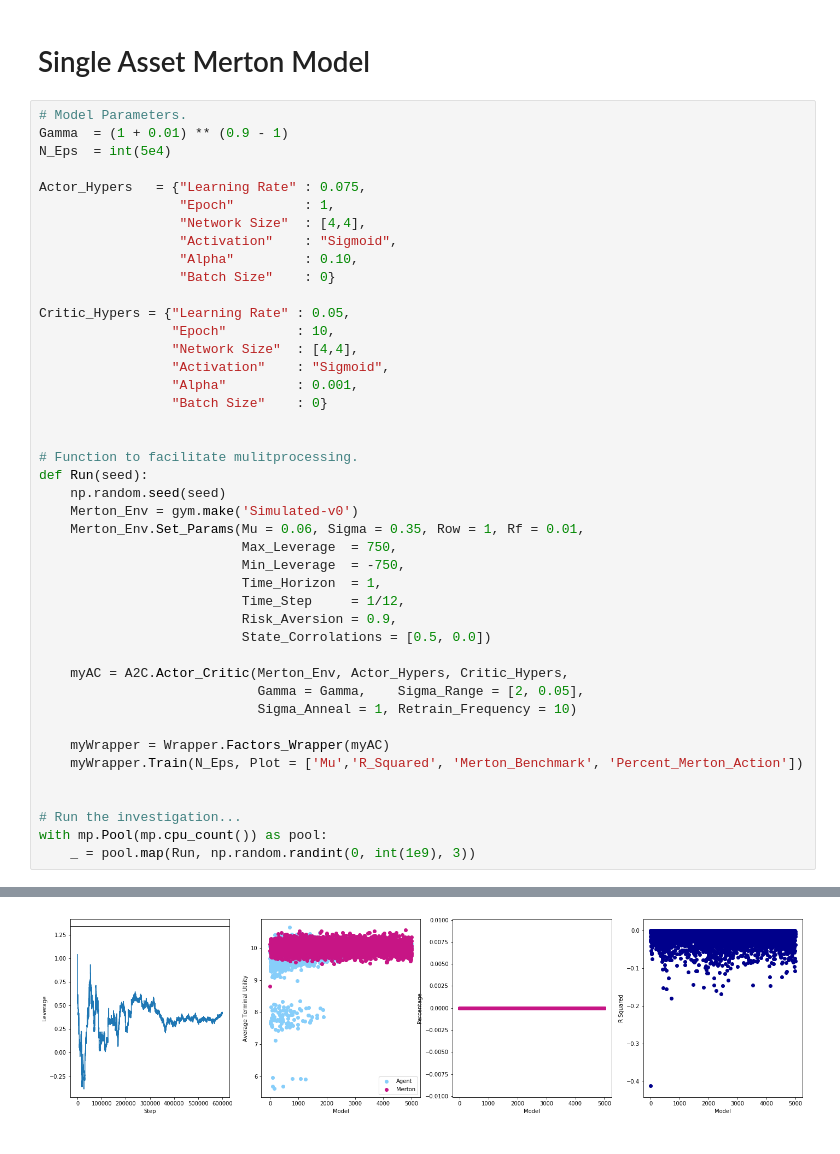
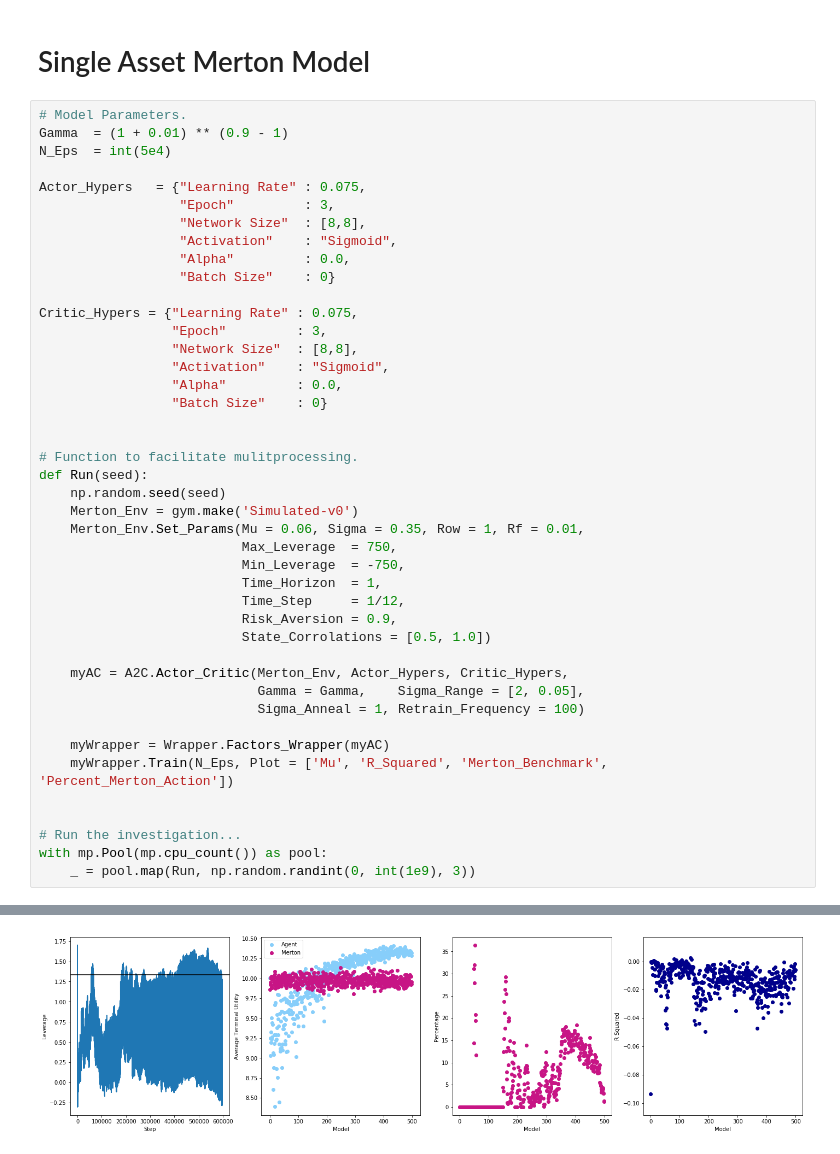
Before and after one commit to ansgarw/rl-portfolio, a Jupyter notebook: A2C Agent/AC Simulated.ipynb, the cells around one changed output, grey strips where cells are left out. Saved outputs shown, nothing was run; the diff lists cells and outputs as text.

```diff
--- a/A2C Agent/AC Simulated.ipynb
+++ b/A2C Agent/AC Simulated.ipynb
@@ -15,17 +15,17 @@ Gamma  = (1 + 0.01) ** (0.9 - 1)
 N_Eps  = int(5e4)
 
 Actor_Hypers   = {"Learning Rate" : 0.075,
-                  "Epoch"         : 1,
-                  "Network Size"  : [4,4],
+                  "Epoch"         : 3,
+                  "Network Size"  : [8,8],
                   "Activation"    : "Sigmoid",
-                  "Alpha"         : 0.10,
+                  "Alpha"         : 0.0,
                   "Batch Size"    : 0}
 
-Critic_Hypers = {"Learning Rate" : 0.05,
-                 "Epoch"         : 10,
-                 "Network Size"  : [4,4],
+Critic_Hypers = {"Learning Rate" : 0.075,
+                 "Epoch"         : 3,
+                 "Network Size"  : [8,8],
                  "Activation"    : "Sigmoid",
-                 "Alpha"         : 0.001,
+                 "Alpha"         : 0.0,
                  "Batch Size"    : 0}
 
 
@@ -39,14 +39,14 @@ def Run(seed):
                           Time_Horizon  = 1,
                           Time_Step     = 1/12,
                           Risk_Aversion = 0.9,
-                          State_Corrolations = [0.5, 0.0])
+                          State_Corrolations = [0.5, 1.0])
 
     myAC = A2C.Actor_Critic(Merton_Env, Actor_Hypers, Critic_Hypers,
                             Gamma = Gamma,    Sigma_Range = [2, 0.05],
-                            Sigma_Anneal = 1, Retrain_Frequency = 10)
+                            Sigma_Anneal = 1, Retrain_Frequency = 100)
 
     myWrapper = Wrapper.Factors_Wrapper(myAC)
-    myWrapper.Train(N_Eps, Plot = ['Mu','R_Squared', 'Merton_Benchmark', 'Percent_Merton_Action'])
+    myWrapper.Train(N_Eps, Plot = ['Mu', 'R_Squared', 'Merton_Benchmark', 'Percent_Merton_Action'])
 
 
 # Run the investigation...
@@ -58 +58 @@ with mp.Pool(mp.cpu_count()) as pool:
-[figure, old version]
+[figure, new version]
```
Also changed, not shown: parts of 1 cell of this notebook.
